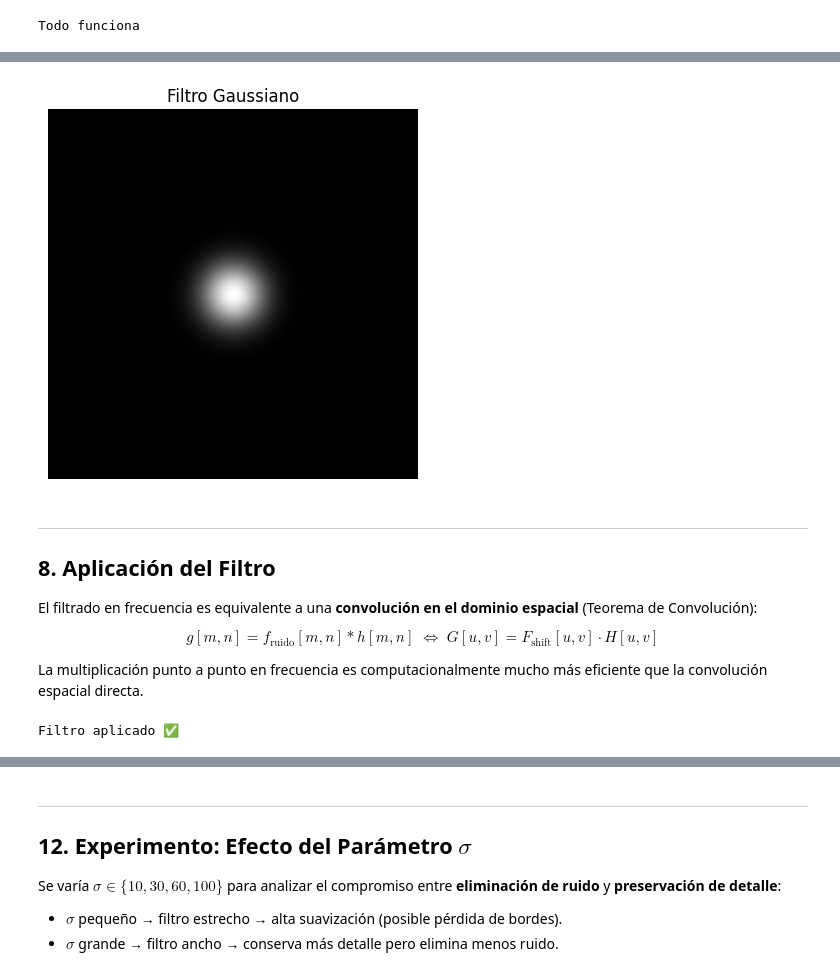
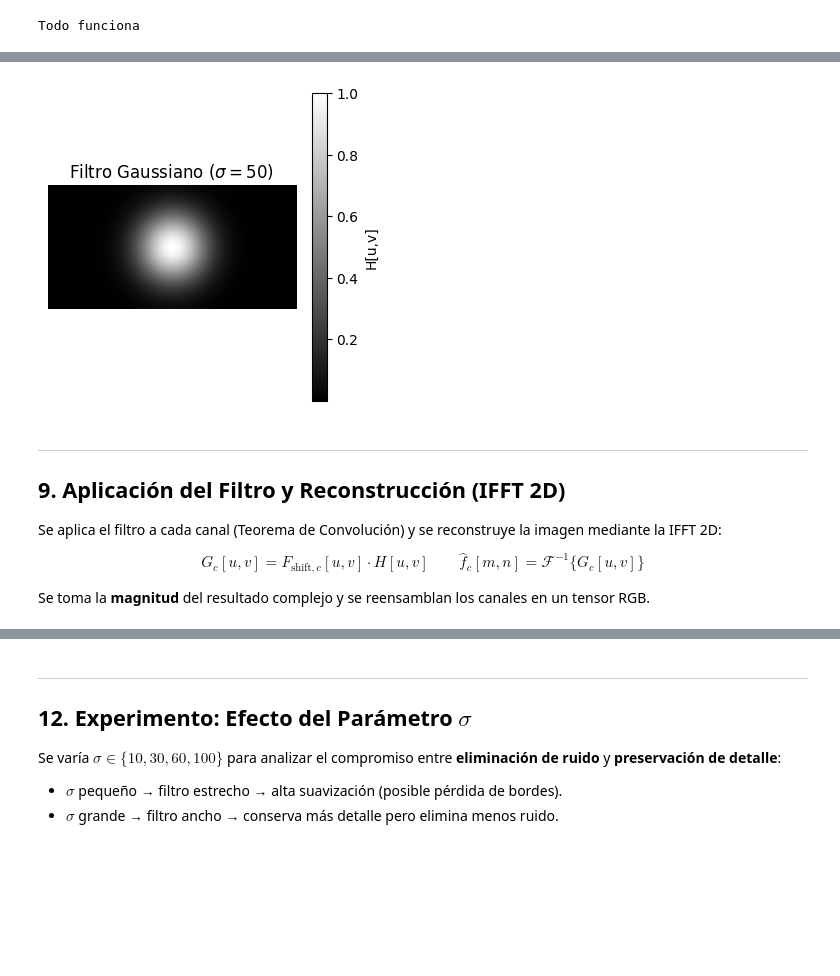
Before and after one commit to BrandonAscencio00077921/Proyecto_AN, a Jupyter notebook: proyecto_fft/notebook.ipynb, the cells around one changed output, grey strips where cells are left out. Saved outputs shown, nothing was run; the diff lists cells and outputs as text; code cells hidden in the pictures; blank space fills up the shorter version.

```diff
--- a/proyecto_fft/notebook.ipynb
+++ b/proyecto_fft/notebook.ipynb
@@ -120,0 +152,8 @@ Tamaño: (512, 512)
+# %%
+# ── CONFIGURA AQUÍ EL MODO ────────────────────────────────────────────────
+#   'a'  →  la imagen está limpia; se añadirá ruido gaussiano sintético
+#   'b'  →  la imagen ya contiene ruido; se omite la adición de ruido
+MODO = 'b'   # <── cambia a 'b' si tu imagen ya tiene ruido
+
+assert MODO in ('a', 'b'), "MODO debe ser 'a' o 'b'"
+print(f"Modo seleccionado: {'(a) Añadir ruido' if MODO == 'a' else '(b) Imagen ya con ruido'}")
@@ -157,9 +203,11 @@ Luego se aplica  para centrar las frecuencias bajas $(u=0, v=0)$ en el centro de
 # %%
-# FFT 2D
-F = np.fft.fft2(img_ruido)
+rows, cols, _ = img_ruidosa.shape
+crow, ccol    = rows // 2, cols // 2
+Y, X          = np.ogrid[:rows, :cols]
 
-# Centrar frecuencias
-F_shift = np.fft.fftshift(F)
+# FFT 2D independiente por canal
+F_canales       = np.stack([np.fft.fft2(img_ruidosa[:, :, c]) for c in range(3)], axis=-1)
+F_shift_canales = np.stack([np.fft.fftshift(F_canales[:, :, c]) for c in range(3)], axis=-1)
 
-print("FFT lista")
+print("FFT lista  |  shape espectro:", F_shift_canales.shape)
 # %% [output]
@@ -205,37 +253,26 @@ valores cercanos a 0 (zona periférica) eliminan las frecuencias altas correspon
 # %%
-rows, cols = img.shape
-crow, ccol = rows // 2, cols // 2
+sigma = 50   # ancho de banda del filtro
 
-# Forma rápida (sin matrices gigantes)
-Y, X = np.ogrid[:rows, :cols]
-
-# Parámetro de reconstrucción
-sigma = 30
-
-# Filtro gaussiano
 gaussian_filter = np.exp(-((X - ccol)**2 + (Y - crow)**2) / (2 * sigma**2))
 
-# Ver filtro (opcional pero PRO)
+plt.figure(figsize=(4, 4))
 plt.imshow(gaussian_filter, cmap='gray')
-plt.title("Filtro Gaussiano")
+plt.title(f"Filtro Gaussiano ($\\sigma={sigma}$)")
+plt.colorbar(label='H[u,v]')
 plt.axis('off')
 plt.show()
 # %% [output]
-[figure, old version]
+[figure, new version]
 # %% [markdown]
 ---
-## 8. Aplicación del Filtro
+## 9. Aplicación del Filtro y Reconstrucción (IFFT 2D)
 
-El filtrado en frecuencia es equivalente a una **convolución en el dominio espacial** (Teorema de Convolución):
+Se aplica el filtro a cada canal (Teorema de Convolución) y se reconstruye la imagen mediante la IFFT 2D:
 
 $$
-g[m,n] = f_{\text{ruido}}[m,n] * h[m,n] \;\iff\; G[u,v] = F_{\text{shift}}[u,v] \cdot H[u,v]
+G_c[u,v] = F_{\text{shift},c}[u,v] \cdot H[u,v]
+\qquad
+\hat{f}_c[m,n] = \mathcal{F}^{-1}\{G_c[u,v]\}
 $$
 
-La multiplicación punto a punto en frecuencia es computacionalmente mucho más eficiente que la convolución espacial directa.
+Se toma la **magnitud** del resultado complejo y se reensamblan los canales en un tensor RGB.
-# %%
-F_filtrado = F_shift * gaussian_filter
-
-print("Filtro aplicado")
-# %% [output]
-Filtro aplicado ✅
```
Also changed, not shown: parts of 28 cells of this notebook, 2 other files.
